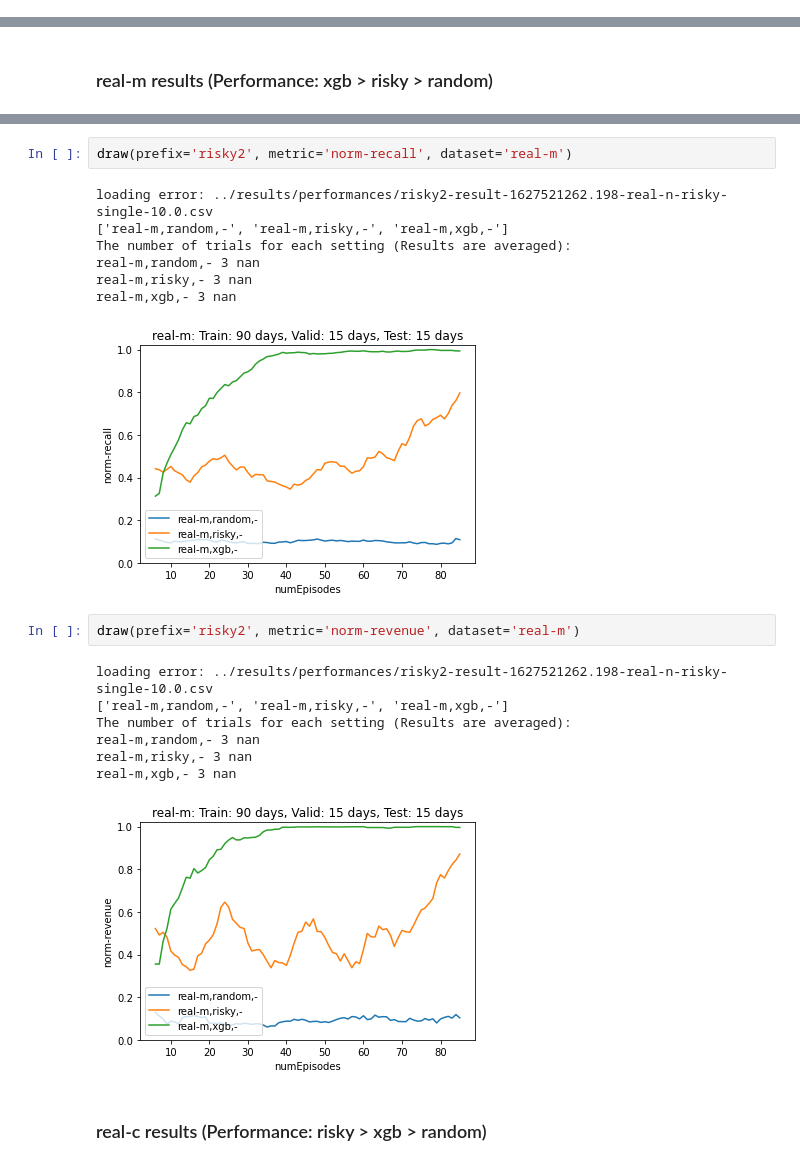
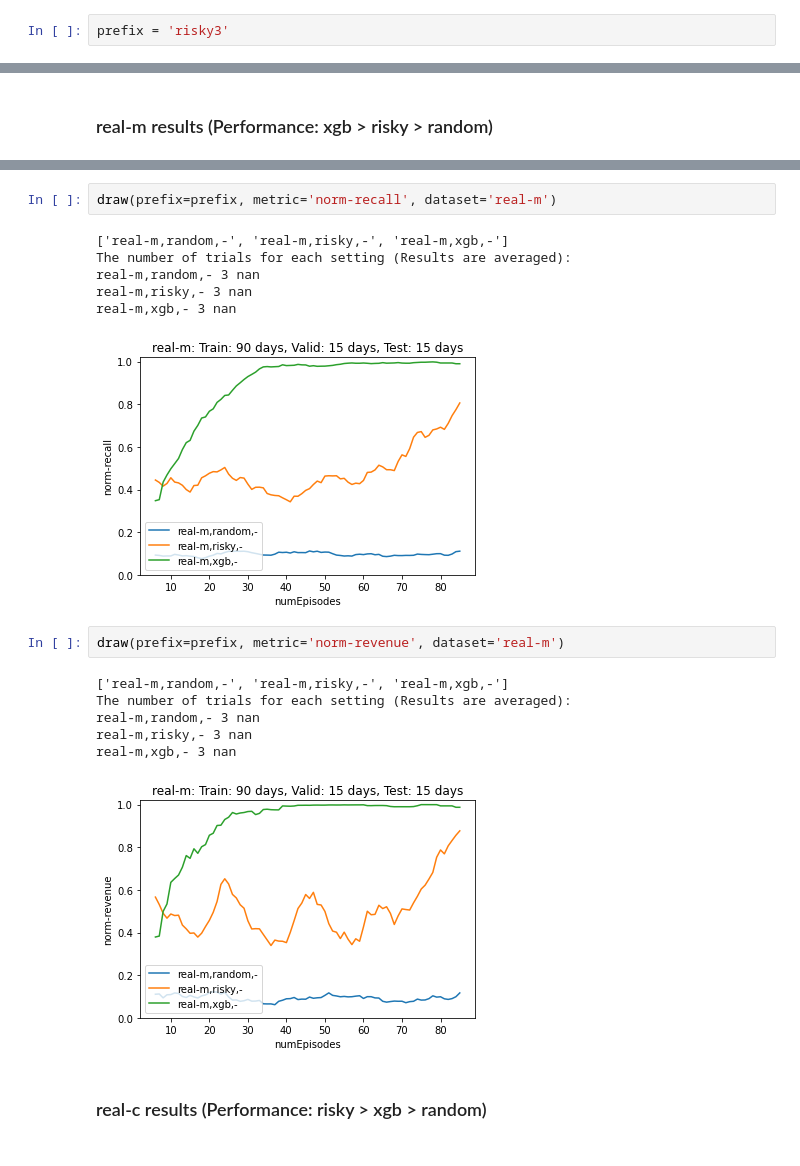
Before and after one commit to Seondong/Customs-Fraud-Detection, a Jupyter notebook: analysis/analysis-risky.ipynb, the cells around one changed output, grey strips where cells are left out. Drawn from its saved outputs; the diff is of its cells as text.

```diff
--- a/analysis/analysis-risky.ipynb
+++ b/analysis/analysis-risky.ipynb
@@ -92,4 +92,6 @@ def draw(prefix, metric, dataset):
     plt.close()
 # %% [markdown]
 ### Synthetic results (Performance: risky > xgb > random)
+# %%
+prefix = 'risky3'
 # %%
@@ -169,23 +164,21 @@ real-m,xgb,- 3 nan
 # %%
-draw(prefix='risky2', metric='norm-recall', dataset='real-m')
+draw(prefix=prefix, metric='norm-recall', dataset='real-m')
 # %% [output]
-loading error: ../results/performances/risky2-result-1627521262.198-real-n-risky-single-10.0.csv
 ['real-m,random,-', 'real-m,risky,-', 'real-m,xgb,-']
 The number of trials for each setting (Results are averaged):
 real-m,random,- 3 nan
 real-m,risky,- 3 nan
 real-m,xgb,- 3 nan
-[figure, old version]
+[figure, new version]
 # %%
-draw(prefix='risky2', metric='norm-revenue', dataset='real-m')
+draw(prefix=prefix, metric='norm-revenue', dataset='real-m')
 # %% [output]
-loading error: ../results/performances/risky2-result-1627521262.198-real-n-risky-single-10.0.csv
 ['real-m,random,-', 'real-m,risky,-', 'real-m,xgb,-']
 The number of trials for each setting (Results are averaged):
 real-m,random,- 3 nan
 real-m,risky,- 3 nan
 real-m,xgb,- 3 nan
-[figure, old version]
+[figure, new version]
 # %% [markdown]
 ### real-c results (Performance: risky > xgb > random)
 # %%
```
Also changed, not shown: parts of 17 cells of this notebook, 30 other files.
